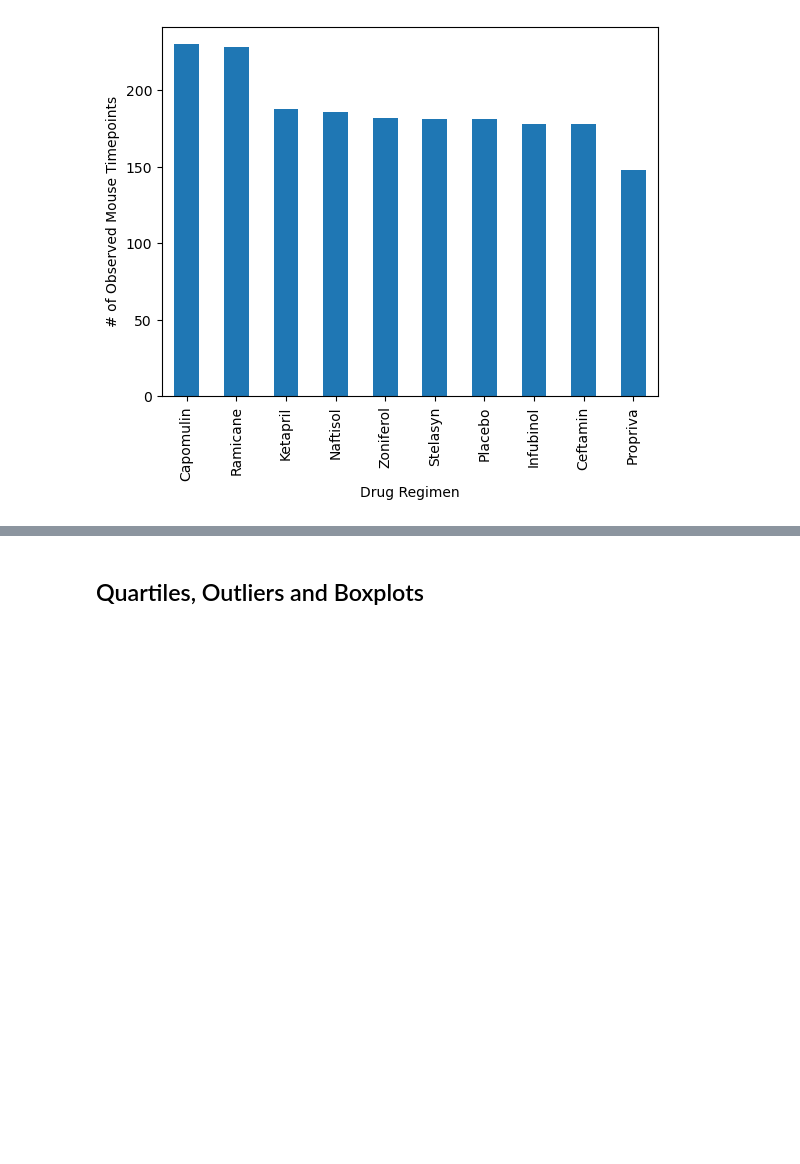
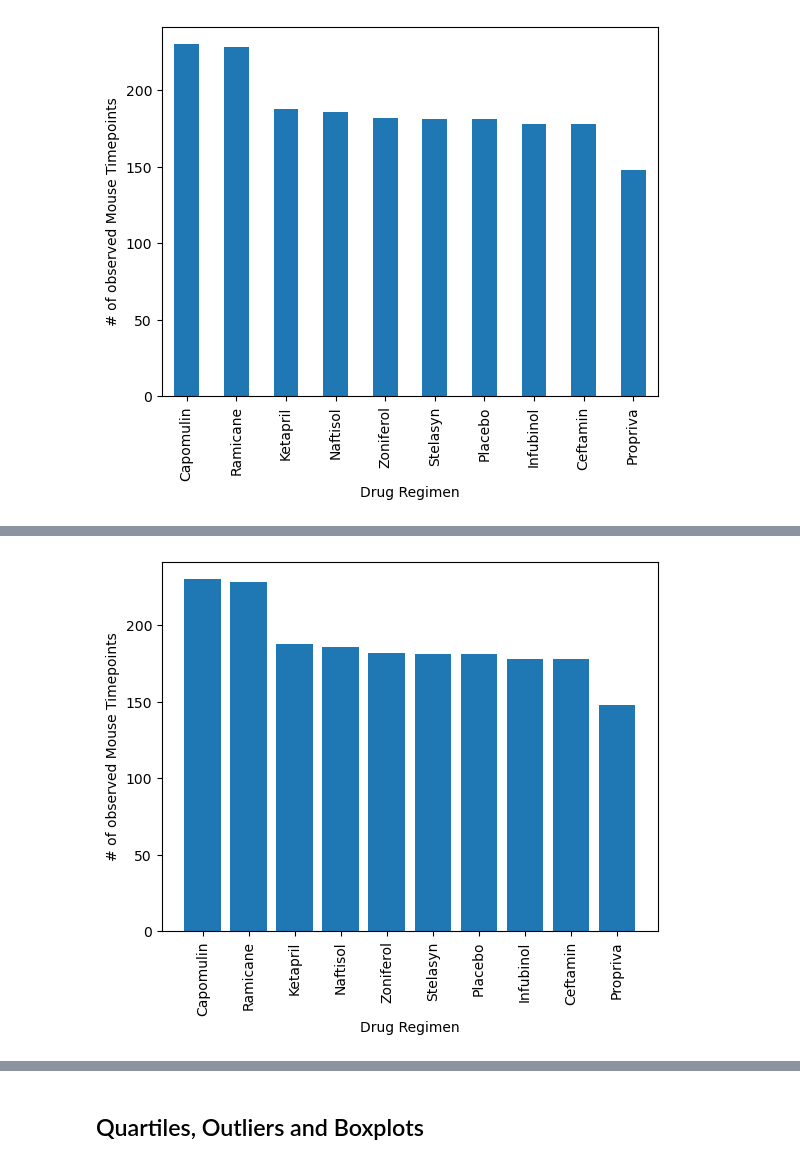
Before and after one commit to vivsarraf/matplotlib-challenge, a Jupyter notebook: Pymaceuticals/pymaceuticals_starter.ipynb, the cells around one changed output, grey strips where cells are left out. Cells and saved outputs as stored; diff of their text form; code cells hidden in the pictures; blank space fills up the shorter version.

```diff
--- a/Pymaceuticals/pymaceuticals_starter.ipynb
+++ b/Pymaceuticals/pymaceuticals_starter.ipynb
@@ -142,5 +142,14 @@ summary_aggregation_statistics
 ## Bar and Pie Charts
 # %%
 # Generate a bar plot showing the total number of rows (Mouse ID/Timepoints) for each drug regimen using Pandas.
+total_mice_count = clean_mouse_dataframe["Drug Regimen"].value_counts()
+drug_bar_chart = total_mice_count.plot.bar(color='tab:blue')
+
+# Axis Display
+plt.xlabel("Drug Regimen")
+plt.ylabel("# of observed Mouse Timepoints")
+
+
+plt.show()
 # %% [output]
 [figure]
@@ -151,2 +156,19 @@ summary_aggregation_statistics
+# %%
+# Generate a bar plot showing the total number of rows (Mouse ID/Timepoints) for each drug regimen using pyplot.
+x_axis = total_mice_count.index.values
+y_axis = total_mice_count.values
+
+# Creating a Pyplot bar plot based off of the group series from before and label the title
+plt.bar(x_axis, y_axis, color='tab:blue', alpha=1, align='center')
+
+# Setting the xlabel and ylabel, title using class methods
+plt.xlabel("Drug Regimen")
+plt.ylabel("# of observed Mouse Timepoints")
+plt.xticks(rotation="vertical")
+
+
+plt.show()
+# %% [output]
+[figure, added]
 # %%
 # Generate a pie plot showing the distribution of female versus male mice using Pandas
```
Also changed, not shown: parts of 6 cells of this notebook.
